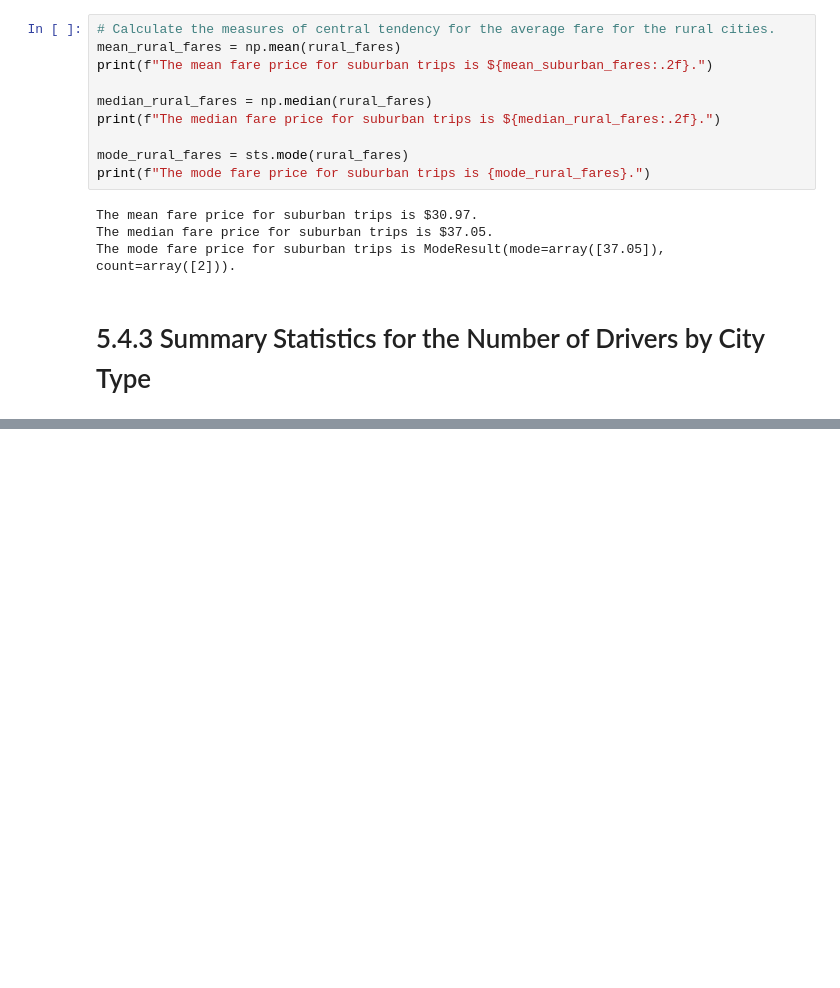
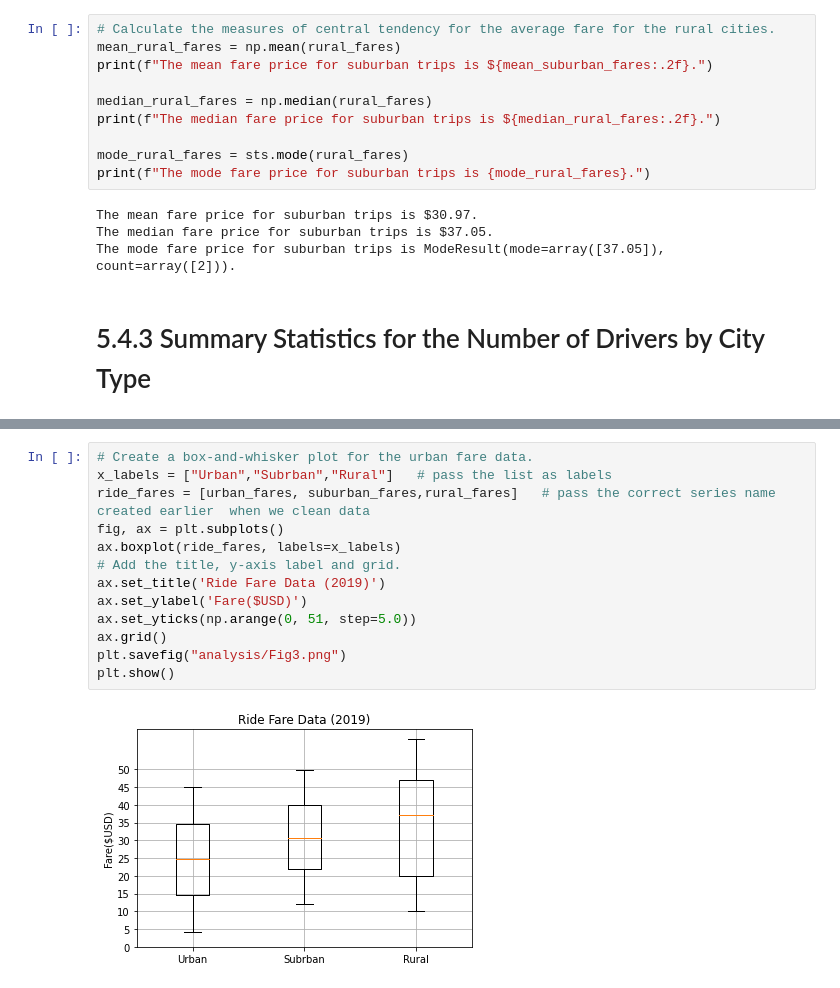
Before and after one commit to deepayogesh/PyBer_Analysis, a Jupyter notebook: PyBer.ipynb, the cells around one changed output, grey strips where cells are left out. Saved outputs shown, nothing was run; the diff lists cells and outputs as text; blank space fills up the shorter version.

```diff
--- a/PyBer.ipynb
+++ b/PyBer.ipynb
@@ -632,0 +762,15 @@ The mode fare price for suburban trips is ModeResult(mode=array([37.05]), count=
+# %%
+# Create a box-and-whisker plot for the urban fare data.
+x_labels = ["Urban","Subrban","Rural"]   # pass the list as labels
+ride_fares = [urban_fares, suburban_fares,rural_fares]   # pass the correct series name created earlier  when we clean data
+fig, ax = plt.subplots()
+ax.boxplot(ride_fares, labels=x_labels)
+# Add the title, y-axis label and grid.
+ax.set_title('Ride Fare Data (2019)')
+ax.set_ylabel('Fare($USD)')
+ax.set_yticks(np.arange(0, 51, step=5.0))
+ax.grid()
+plt.savefig("analysis/Fig3.png")
+plt.show()
+# %% [output]
+[figure, added]
```
Also changed, not shown: parts of 26 cells of this notebook, 3 other files.
